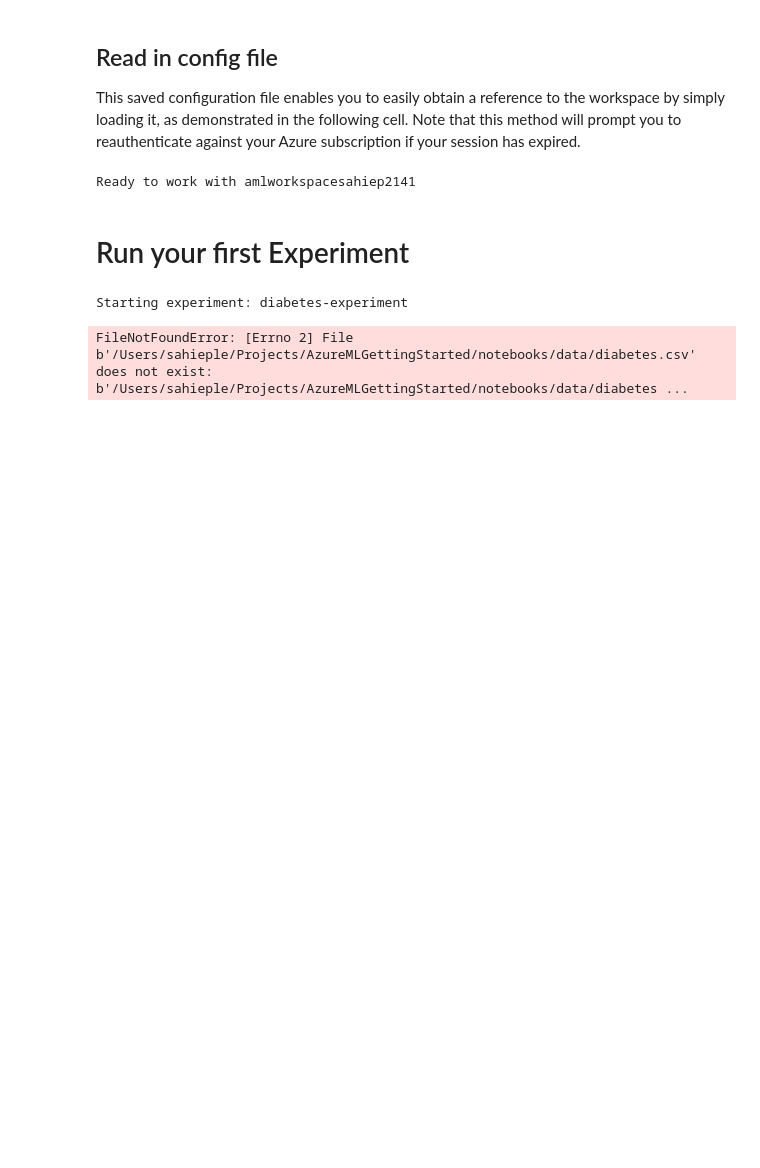
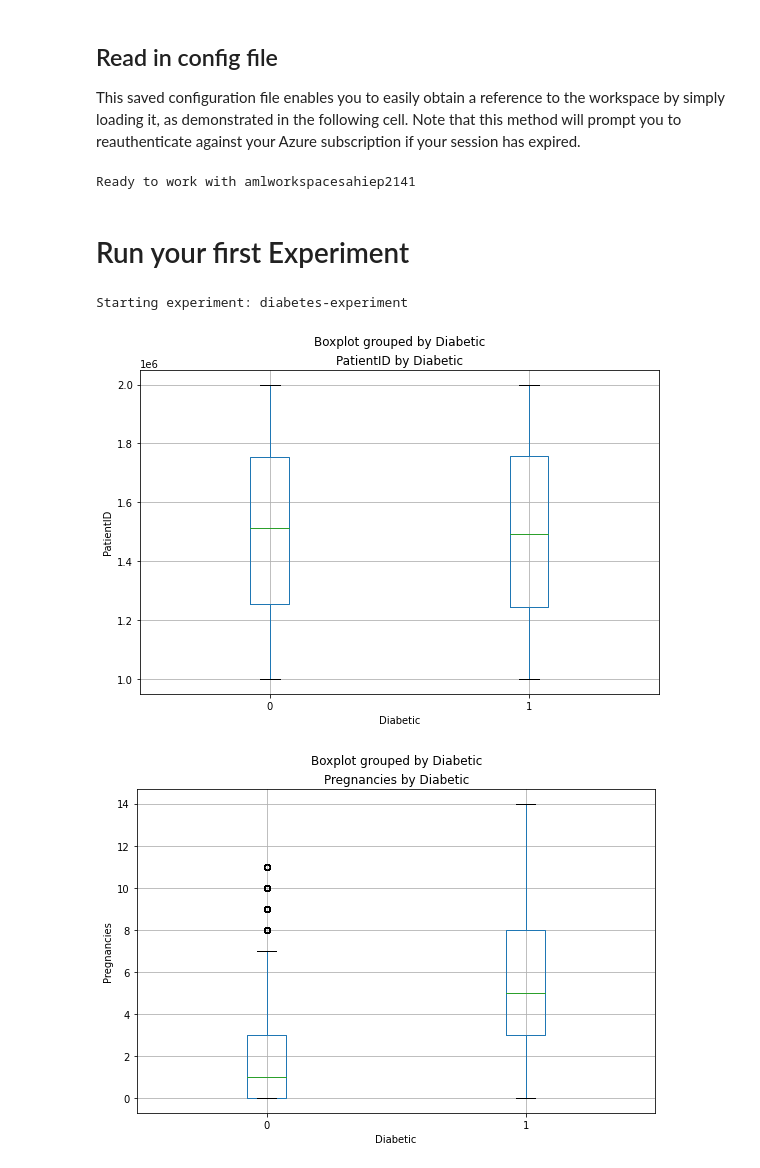
Before and after one commit to Sahiep/AzureMLGettingStarted, a Jupyter notebook: notebooks/e2e - First ML Project.ipynb, the cells around one changed output. Drawn from its saved outputs; the diff is of its cells as text; code cells hidden in the pictures; blank space fills up the shorter version.

```diff
--- a/notebooks/e2e - First ML Project.ipynb
+++ b/notebooks/e2e - First ML Project.ipynb
@@ -48,37 +48,38 @@ run = experiment.start_logging()
 # load the diabetes dataset
 #data = pd.read_csv('./data/diabetes.csv')
 #local run
-#data = pd.read_csv('/Users/sahieple/Projects/AzureMLGettingStarted/notebooks/data/diabetes.csv')
+data = pd.read_csv('./Users/sahieple/AzureMLGettingStarted/notebooks/data/diabetes.csv')
 
 
 # Count the rows and log the result
 row_count = (len(data))
 run.log("observations", row_count)
 
 # Create box plots for each feature variable by the "diabetic" label and log them
 num_cols = data.columns[:-1]
 for col in num_cols:
     fig = plt.figure(figsize=(9, 6))
     ax = fig.gca()
     data.boxplot(column = col, by = "Diabetic", ax = ax)
     ax.set_title(col + ' by Diabetic')
     ax.set_ylabel(col)
     run.log_image(name = col, plot = fig)
 plt.show()
 
 # Create a list of mean diabetes pedigree per age and log it
 mean_by_age = data[["Age", "DiabetesPedigree"]].groupby(["Age"]).mean().reset_index()
 ages = mean_by_age["Age"].tolist()
 pedigrees = mean_by_age["DiabetesPedigree"].tolist()
 for index in range(len(ages)):
        run.log_row("Mean Diabetes Pedigree by Age", Age = ages[index],Diabetes_Pedigree = pedigrees[index])
 
 # Save a sample of the data and upload it to the experiment output
 data.sample(100).to_csv("sample.csv", index=False, header=True)
 run.upload_file(name = 'outputs/sample.csv', path_or_stream = './sample.csv')
 
 # Complete tracking and get link to details
 run.complete()
 # %% [output]
 Starting experiment: diabetes-experiment
-FileNotFoundError: [Errno 2] File b'/Users/sahieple/Projects/AzureMLGettingStarted/notebooks/data/diabetes.csv' does not exist: b'/Users/sahieple/Projects/AzureMLGettingStarted/notebooks/data/diabetes ...
+[figure, added]
+[figure, added]
```
Also changed, not shown: parts of 29 cells of this notebook.
